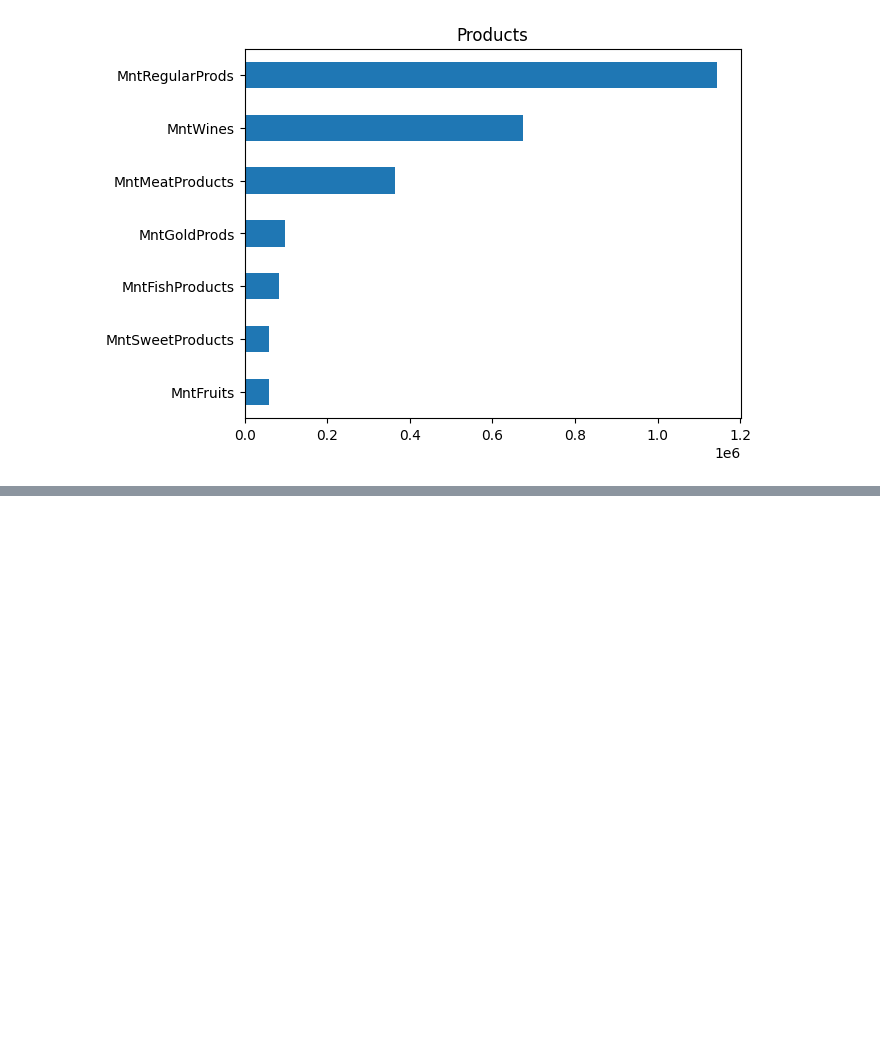
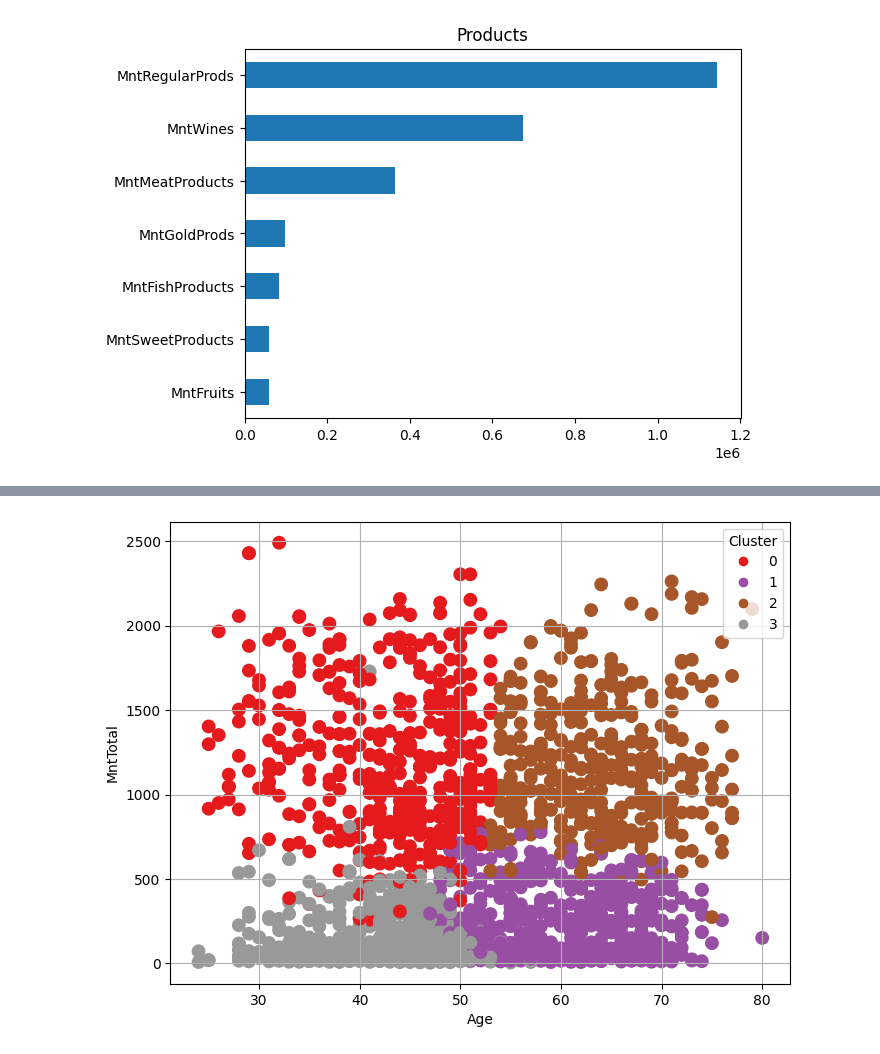
Before and after one commit to evertonenrico/Ifood_Insights, a Jupyter notebook: Ifood_Dataset/Import_DataSet_Ifood.ipynb, the cells around one changed output, grey strips where cells are left out. Drawn from its saved outputs; the diff is of its cells as text; code cells hidden in the pictures; blank space fills up the shorter version.

```diff
--- a/Ifood_Dataset/Import_DataSet_Ifood.ipynb
+++ b/Ifood_Dataset/Import_DataSet_Ifood.ipynb
@@ -323,0 +344,20 @@ df.iloc[:,5:12].sum().sort_values().plot(kind = 'barh' , title="Products" )
+# %%
+plt.figure(figsize=(8,6))
+
+scatter = plt.scatter(
+    df['Age'],
+    df['MntTotal'],
+    c=df['cluster'],
+    cmap='Set1',
+    s=80
+)
+
+plt.xlabel("Age")
+plt.ylabel("MntTotal")
+
+plt.legend(*scatter.legend_elements(), title="Cluster")
+
+plt.grid(True)
+plt.show()
+# %% [output]
+[figure, added]
```
Also changed, not shown: parts of 5 cells of this notebook.
